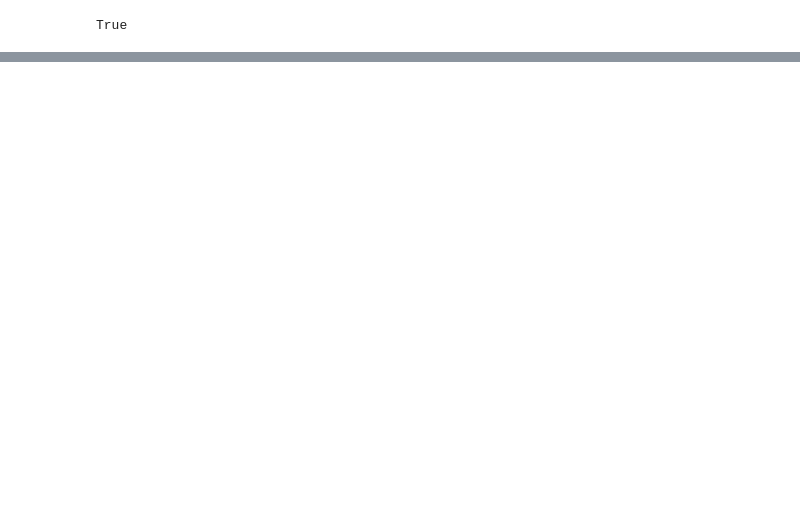
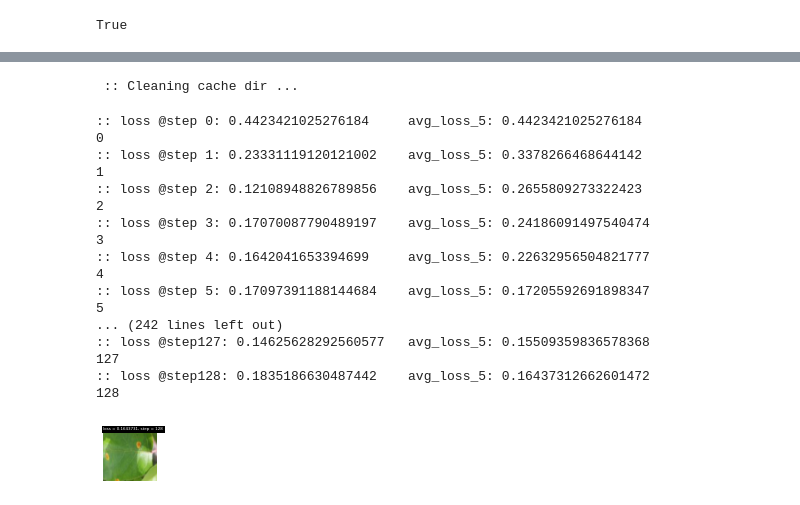
Before and after one commit to gabrielefantini/RA-CNN, a Jupyter notebook: RACNN.ipynb, the cells around one changed output, grey strips where cells are left out. Drawn from its saved outputs; the diff is of its cells as text; code cells hidden in the pictures; blank space fills up the shorter version.

```diff
--- a/RACNN.ipynb
+++ b/RACNN.ipynb
@@ -24,6 +44,8 @@ torch.cuda.is_available()
 # %% [output]
 True
 # %%
+# plant_loader.py
+
 class PlantDataset(Dataset):
         def __init__(self, df, image_dir="/content/data/train_images/"):
 
@@ -98,17 +120,27 @@ def get_plant_loader():
     trainx = pd.DataFrame(mlb.fit_transform(train_df_list), columns=mlb.classes_, index=df_train.index)
     #print(trainx.head(n=12))
 
+    #plot labels distribution
+    #fig, ax = plt.subplots(figsize=(10,6))
+    #trainx.sum().plot.bar(title='Target Class Distribution',width=0.2)
+    #fig.savefig('/content/plots/labels.png')
+
     #concat label in binary form with image name
     train_data = pd.concat([df_train, trainx], axis=1).drop('labels', axis=1)
 
     train, validation = train_test_split(train_data, train_size=0.9, random_state=11)
     #test, validation = train_test_split(remaining, test_size=0.5)
-    print(train_data)
+    #print(train_data)
 
-    print(len(train), len(validation))
+    #print(len(train), len(validation))
 
     return {
         "train": PlantDataset(train),
         "validation": PlantDataset(validation)
         }
+if __name__ == "__main__":
+    path = 'plots'
+    if not os.path.exists(path):
+      os.makedirs(path)
+    #get_plant_loader()
 # %%
@@ -208,4 +308,6 @@ FileNotFoundError: [Errno 2] No such file or directory: '/content/data/train.csv
 # %%
+# model.py
+
 import torch
 import torch.nn as nn
 import torch.nn.functional as F
@@ -435,7 +537,6 @@ class RACNN(nn.Module):
         preds = [torch.sigmoid(x) for x in logits] # preds length equal to 3
         losses = []
         criterion = torch.nn.MarginRankingLoss(margin=0.05)
-        criterion = criterion
         for pred in preds:
             loss = []
             for i in range(len(pred)-1):
@@ -490,6 +591,8 @@ class RACNN(nn.Module):
 #        inputs = torch.rand(2, 3, 448, 448)
 #        print(f':: loss @step{i} : {net.echo(inputs, optimizer)}')
 # %%
+# pretrain_apn.py
+
 import shutil
 import cv2
 import imageio
@@ -539,8 +642,8 @@ def run(pretrained_backbone=None):
     optimizer = optim.SGD(params, lr=0.001, momentum=0.9)
 
     data_set = get_plant_loader()
-    trainloader = torch.utils.data.DataLoader(data_set["train"], batch_size=8, shuffle=True)
-    validationloader = torch.utils.data.DataLoader(data_set["validation"], batch_size=16, shuffle=False)
+    trainloader = torch.utils.data.DataLoader(data_set["train"], batch_size=8, shuffle=True, num_workers=2)
+    validationloader = torch.utils.data.DataLoader(data_set["validation"], batch_size=16, shuffle=False, num_workers=2)
     sample = random_sample(validationloader)
 
     net.mode("pretrain_apn")
@@ -555,37 +658,57 @@ def run(pretrained_backbone=None):
             avg_loss = avg(losses[-5 if len(losses) > 5 else -len(losses):])
             print(f':: loss @step{step:2d}: {loss}\tavg_loss_5: {avg_loss}')
 
             if step % 2 == 0 or step < 5:  # check point
                 _, _, _, resized = net(sample.unsqueeze(0))
                 x1, x2 = resized[0].data, resized[1].data
                 # visualize cropped inputs
                 save_img(x1, path=f'build/.cache/step_{step}@2x.jpg', annotation=f'loss = {avg_loss:.7f}, step = {step}')
                 save_img(x2, path=f'build/.cache/step_{step}@4x.jpg', annotation=f'loss = {avg_loss:.7f}, step = {step}')
             print(step)
             if step >= 128:  # 128 steps is enough for pretraining
                 torch.save(net.state_dict(), f'build/racnn_pretrained.pt')
                 return
 
 
 def build_gif(pattern='@2x', gif_name='pretrain_apn_EfficientNet', cache_path='build/.cache'):
     # generate a gif, enjoy XD
     files = [x for x in os.listdir(cache_path) if pattern in x]
     files.sort(key=lambda x: int(x.split('@')[0].split('_')[-1]))
     gif_images = [imageio.imread(f'{cache_path}/{img_file}') for img_file in files]
     imageio.mimsave(f"build/{gif_name}{pattern}-{int(time.time())}.gif", gif_images, fps=8)
 
 
 def clean(path='build/.cache/'):
     print(' :: Cleaning cache dir ...')
     if os.path.exists(path):
         shutil.rmtree(path)
     os.makedirs(path)
 
 
-#if __name__ == "__main__":
-    #os.environ["CUDA_VISIBLE_DEVICES"] = "0"
-    #clean()
-    #run(pretrained_backbone='build/efficientNet_b0_ImageNet.pt')
-    #build_gif(pattern='@2x', gif_name='pretrain_apn_EfficientNet')
-    #build_gif(pattern='@4x', gif_name='pretrain_apn_EfficientNet')
+if __name__ == "__main__":
+    os.environ["CUDA_VISIBLE_DEVICES"] = "0"
+    clean()
+    run(pretrained_backbone='build/efficientNet_b0_ImageNet.pt')
+    build_gif(pattern='@2x', gif_name='pretrain_apn_EfficientNet')
+    build_gif(pattern='@4x', gif_name='pretrain_apn_EfficientNet')
+# %% [output]
+ :: Cleaning cache dir ...
+:: loss @step 0: 0.4423421025276184     avg_loss_5: 0.4423421025276184
+0
+:: loss @step 1: 0.23331119120121002    avg_loss_5: 0.3378266468644142
+1
+:: loss @step 2: 0.12108948826789856    avg_loss_5: 0.2655809273322423
+2
+:: loss @step 3: 0.17070087790489197    avg_loss_5: 0.24186091497540474
+3
+:: loss @step 4: 0.1642041653394699     avg_loss_5: 0.22632956504821777
+4
+:: loss @step 5: 0.17097391188144684    avg_loss_5: 0.17205592691898347
+5
+... (242 lines left out)
+:: loss @step127: 0.14625628292560577   avg_loss_5: 0.15509359836578368
+127
+:: loss @step128: 0.1835186630487442    avg_loss_5: 0.16437312662601472
+128
+[figure, added]
 # %%
```
Also changed, not shown: parts of 7 cells of this notebook, 4 other files.
